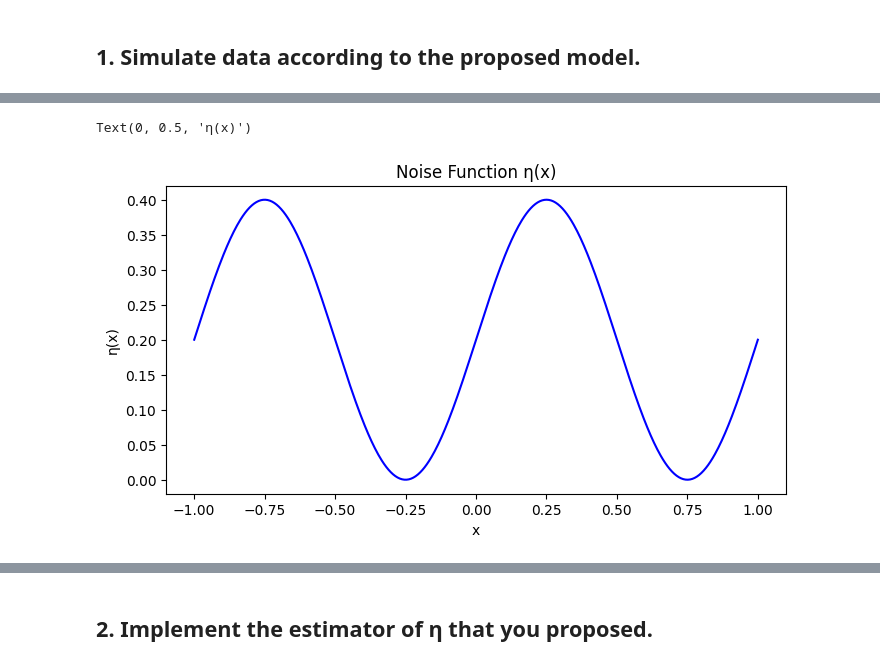
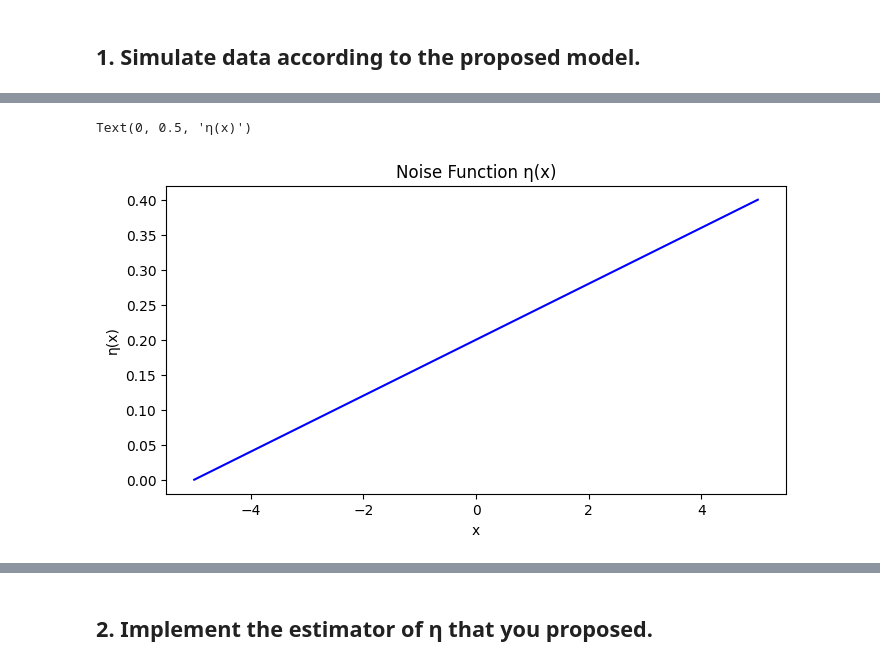
Before and after one commit to RaniaZougari/SL_Project, a Jupyter notebook: Simulation.ipynb, the cells around one changed output, grey strips where cells are left out. Drawn from its saved outputs; the diff is of its cells as text; code cells hidden in the pictures.

Commit message:
Add normalisation in eta_functions

```diff
--- a/Simulation.ipynb
+++ b/Simulation.ipynb
@@ -27,9 +27,12 @@ np.random.seed(42)
 # %%
 # Defining eta function
 def eta_linear(x, eta_max):
-    """Linear noise: η(x) = η_max * (eta_max + 0.4*(x+1)/2)"""
+    """
+    Linear noise function in [0, eta_max]
+    η(x) = η_max * (x+1)/2
+    """
     x_flat = x if x.ndim == 1 else np.mean(x, axis=1)
-    return eta_max * (eta_max + 0.4 * (x_flat + 1) / 2)
+    return eta_max * (x_flat + 5) / 10
 
 def eta_nonLinear(x,eta_max):
     """
@@ -39,16 +42,16 @@ def eta_nonLinear(x,eta_max):
     return eta_max * (0.5 + 0.5 * np.sin(2 * np.pi * x))
 # %%
 # Plotting eta function
-x_vals = np.linspace(-1, 1, 500)
-eta_vals = eta_nonLinear(x_vals, eta_max=0.4)
+x_vals = np.linspace(-5, 5, 500)
+eta_vals = eta_linear(x_vals, eta_max=0.4)
 plt.figure(figsize=(8, 4))
 plt.plot(x_vals, eta_vals, label='η(x)', color='blue')
 plt.title('Noise Function η(x)')
 plt.xlabel('x')
 plt.ylabel('η(x)')
 # %% [output]
 Text(0, 0.5, 'η(x)')
-[figure, old version]
+[figure, new version]
 # %%
 # Generate data
 def generate_data(m: int, d: int, eta_func, eta_max):
```
Also changed, not shown: parts of 9 cells of this notebook.
